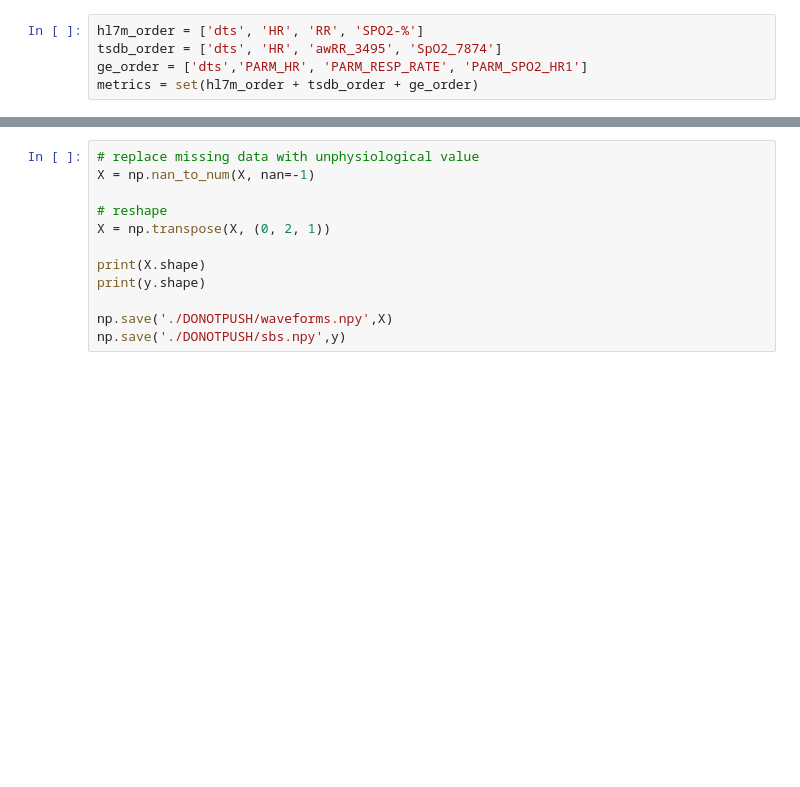
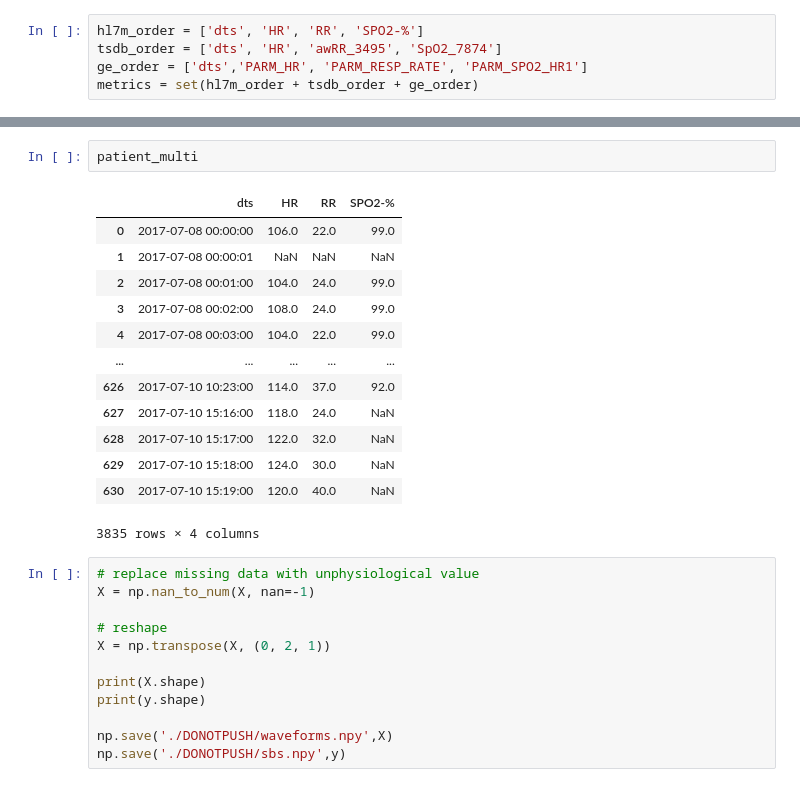
Before and after one commit to fyng/PedAccel, a Jupyter notebook: JHU SAFE/patient_sbs.ipynb, the cells around one changed output, grey strips where cells are left out. Cells and saved outputs as stored; diff of their text form; blank space fills up the shorter version.

```diff
--- a/JHU SAFE/patient_sbs.ipynb
+++ b/JHU SAFE/patient_sbs.ipynb
@@ -336,3 +332,19 @@ See the caveats in the documentation: https://pandas.pydata.org/pandas-docs/stab
+# %%
+patient_multi
+# %% [output]
+|  | dts | HR | RR | SPO2-% |
+| 0 | 2017-07-08 00:00:00 | 106.0 | 22.0 | 99.0 |
+| 1 | 2017-07-08 00:00:01 | NaN | NaN | NaN |
+| 2 | 2017-07-08 00:01:00 | 104.0 | 24.0 | 99.0 |
+| 3 | 2017-07-08 00:02:00 | 108.0 | 24.0 | 99.0 |
+| 4 | 2017-07-08 00:03:00 | 104.0 | 22.0 | 99.0 |
+| ... | ... | ... | ... | ... |
+| 626 | 2017-07-10 10:23:00 | 114.0 | 37.0 | 92.0 |
+| 627 | 2017-07-10 15:16:00 | 118.0 | 24.0 | NaN |
+| 628 | 2017-07-10 15:17:00 | 122.0 | 32.0 | NaN |
+| 629 | 2017-07-10 15:18:00 | 124.0 | 30.0 | NaN |
+| 630 | 2017-07-10 15:19:00 | 120.0 | 40.0 | NaN |
+3835 rows × 4 columns
 # %%
 # replace missing data with unphysiological value
 X = np.nan_to_num(X, nan=-1)
```
Also changed, not shown: parts of 9 cells of this notebook.
